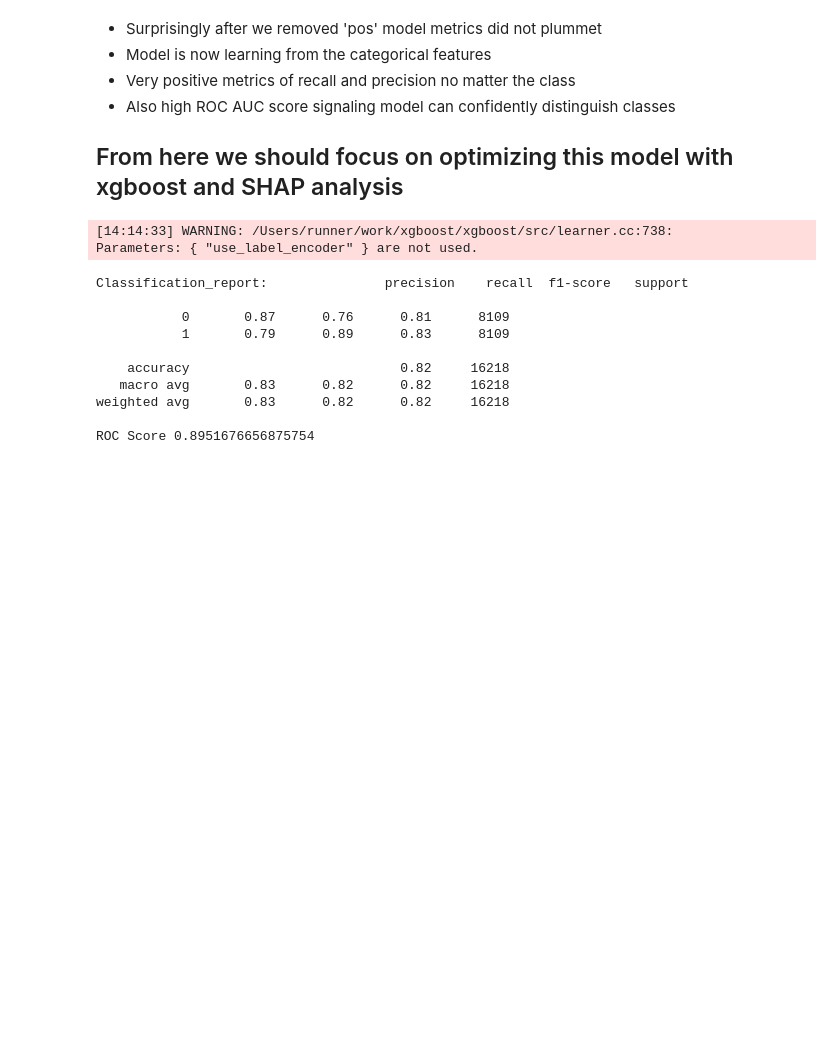
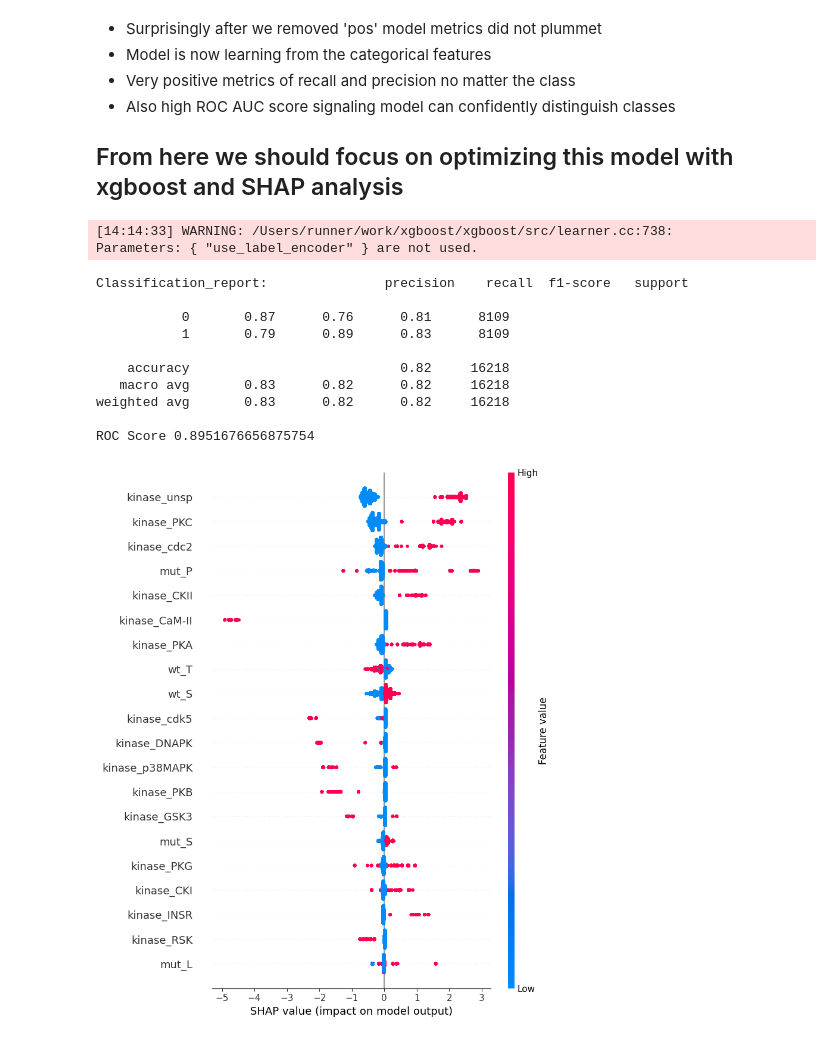
Before and after one commit to Ethan964/codon_pair_usage, a Jupyter notebook: oversampling_modeling_experiment.ipynb, the cells around one changed output. Saved outputs shown, nothing was run; the diff lists cells and outputs as text; code cells hidden in the pictures; blank space fills up the shorter version.

Commit message:
Constructed SHAP graph from xgboost model, yielded insightful graph

```diff
--- a/oversampling_modeling_experiment.ipynb
+++ b/oversampling_modeling_experiment.ipynb
@@ -190,3 +190,16 @@ Classification_report:               precision    recall  f1-score   support
 weighted avg       0.83      0.82      0.82     16218
 
 ROC Score 0.8951676656875754
+# %%
+
+# import shap package
+import shap
+
+# initialize shap explainer
+explainer = shap.Explainer(xgb_model)
+
+# fit explainer onto model then lets visualize the values
+shap_values = explainer(X_test)
+shap.summary_plot(shap_values, X_test)
+# %% [output]
+[figure, added]
```
Also changed, not shown: parts of 1 cell of this notebook.
